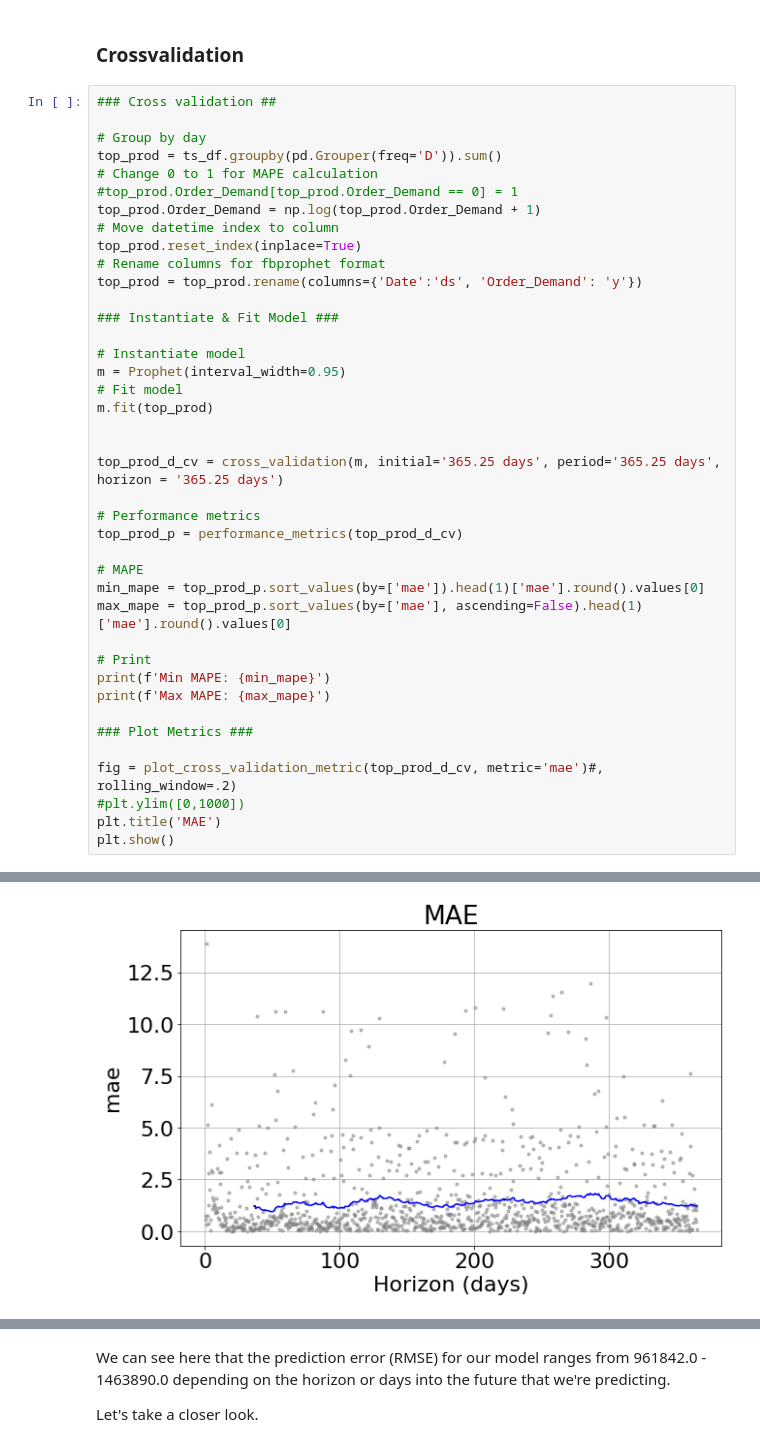
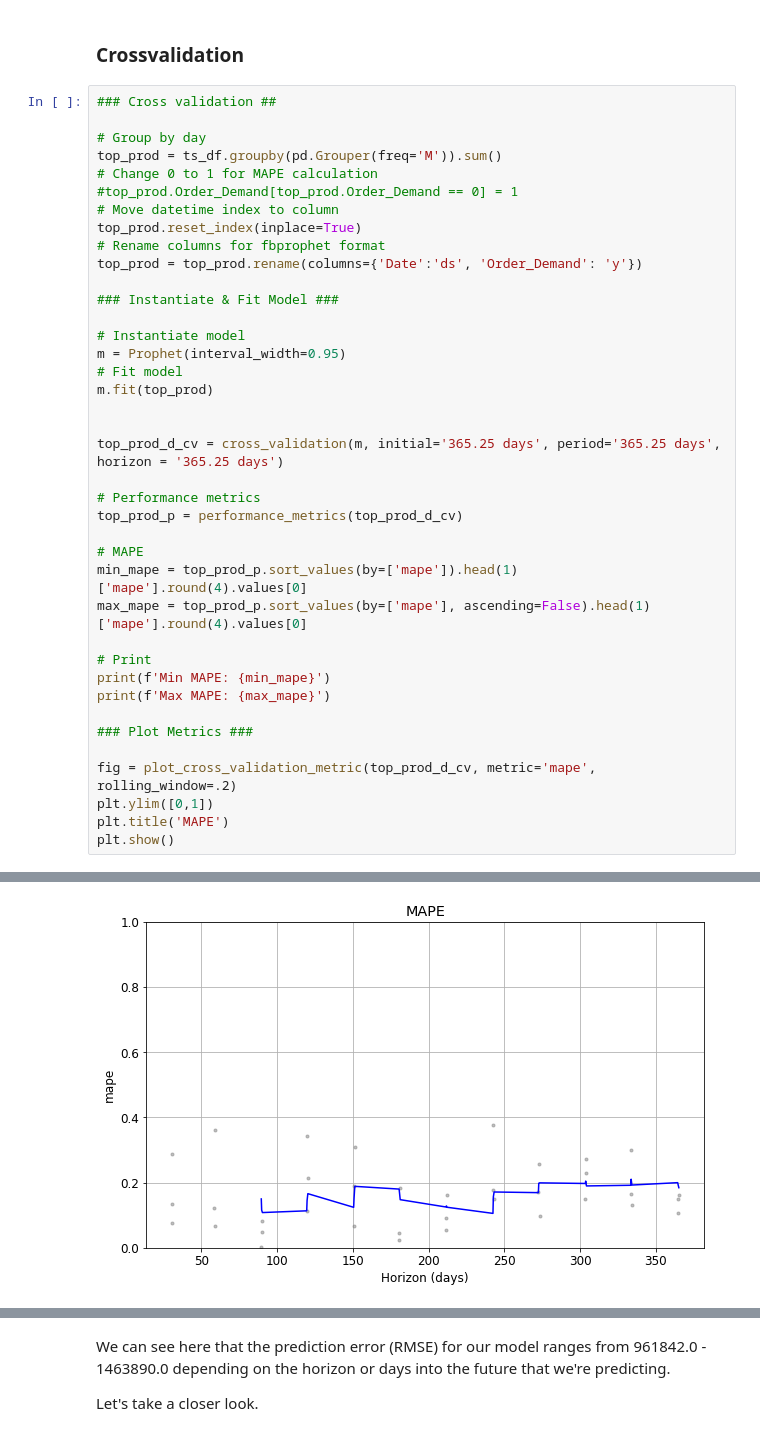
Before and after one commit to JessicaFB/Product-Demand-Forecasting, a Jupyter notebook: Product-Demand-Forecasting.ipynb, the cells around one changed output, grey strips where cells are left out. Drawn from its saved outputs; the diff is of its cells as text.

```diff
--- a/Product-Demand-Forecasting.ipynb
+++ b/Product-Demand-Forecasting.ipynb
@@ -1069,10 +1035,9 @@ While we have looked at RMSE, we will also crossvalidate and perform a gridsearc
 ### Cross validation ##
 
 # Group by day
-top_prod = ts_df.groupby(pd.Grouper(freq='D')).sum()
+top_prod = ts_df.groupby(pd.Grouper(freq='M')).sum()
 # Change 0 to 1 for MAPE calculation
 #top_prod.Order_Demand[top_prod.Order_Demand == 0] = 1
-top_prod.Order_Demand = np.log(top_prod.Order_Demand + 1)
 # Move datetime index to column
 top_prod.reset_index(inplace=True)
 # Rename columns for fbprophet format
@@ -1092,8 +1057,8 @@ top_prod_d_cv = cross_validation(m, initial='365.25 days', period='365.25 days',
 top_prod_p = performance_metrics(top_prod_d_cv)
 
 # MAPE
-min_mape = top_prod_p.sort_values(by=['mae']).head(1)['mae'].round().values[0]
-max_mape = top_prod_p.sort_values(by=['mae'], ascending=False).head(1)['mae'].round().values[0]
+min_mape = top_prod_p.sort_values(by=['mape']).head(1)['mape'].round(4).values[0]
+max_mape = top_prod_p.sort_values(by=['mape'], ascending=False).head(1)['mape'].round(4).values[0]
 
 # Print
 print(f'Min MAPE: {min_mape}')
@@ -1101,8 +1066,8 @@ print(f'Max MAPE: {max_mape}')
 
 ### Plot Metrics ###
 
-fig = plot_cross_validation_metric(top_prod_d_cv, metric='mae')#, rolling_window=.2)
-#plt.ylim([0,1000])
-plt.title('MAE')
+fig = plot_cross_validation_metric(top_prod_d_cv, metric='mape', rolling_window=.2)
+plt.ylim([0,1])
+plt.title('MAPE')
 plt.show()
 # %% [output]
@@ -1111 +1076 @@ Max MAPE: 2.0
-[figure, old version]
+[figure, new version]
```
Also changed, not shown: parts of 14 cells of this notebook.
